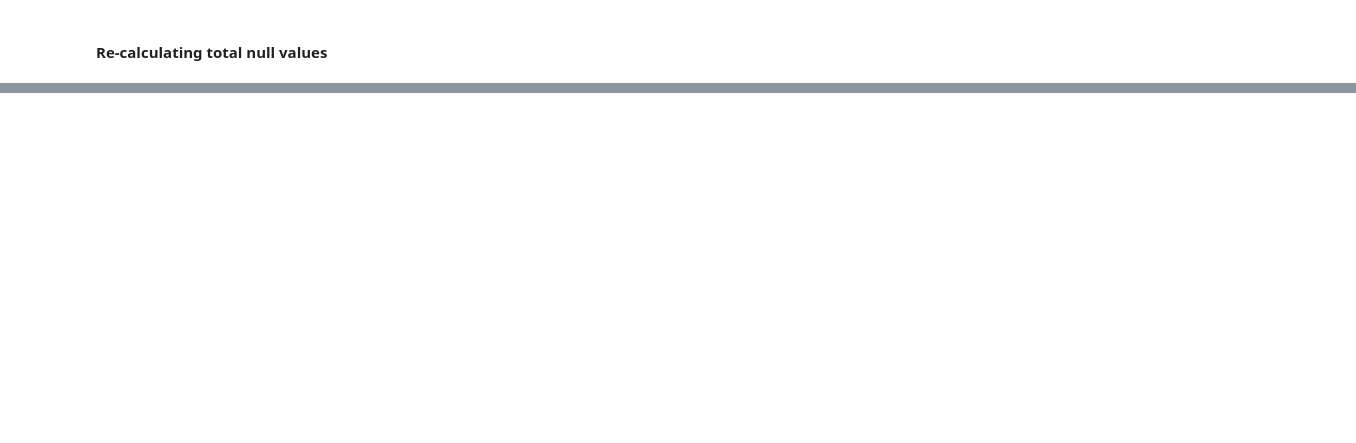
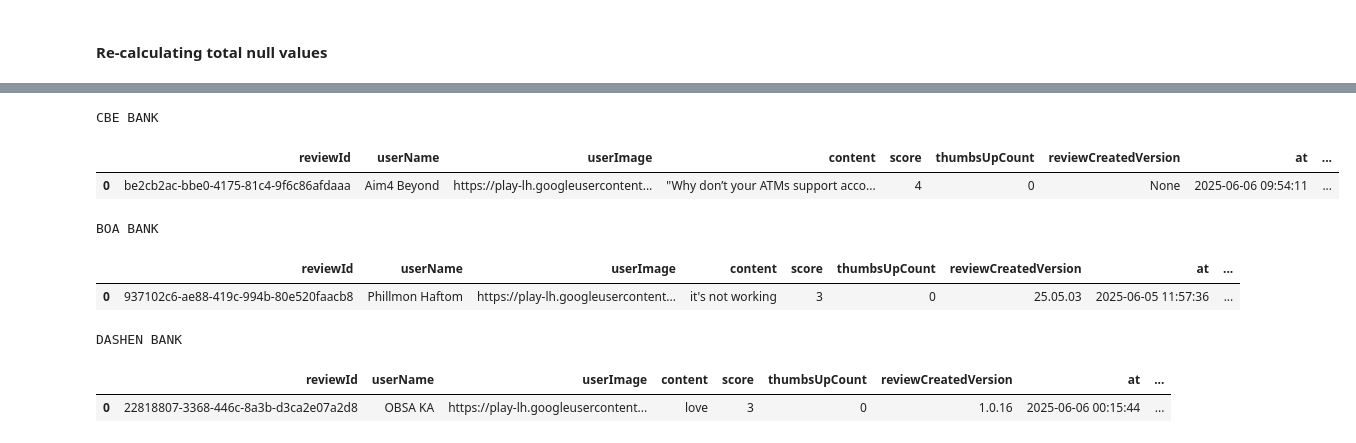
Before and after one commit to Reid-T-W/customer-experience-analytics-for-fintech-apps, a Jupyter notebook: notebooks/preprocess.ipynb, the cells around one changed output, grey strips where cells are left out. Saved outputs shown, nothing was run; the diff lists cells and outputs as text; code cells hidden in the pictures; blank space fills up the shorter version.

```diff
--- a/notebooks/preprocess.ipynb
+++ b/notebooks/preprocess.ipynb
@@ -158,6 +148,6 @@ if its less than 5%
 # %% [markdown]
 #### Dropping columns with high numer of missing values
 # %%
-df_cbe = df_cbe.drop(['replyContent', 'repliedAt', 'appVersion', 'reviewCreatedVersion'], axis=1)
-df_boa = df_boa.drop(['replyContent', 'repliedAt', 'appVersion', 'reviewCreatedVersion'], axis=1)
-df_dashen = df_dashen.drop(['replyContent', 'repliedAt', 'appVersion', 'reviewCreatedVersion'], axis=1)
+df_cbe = df_cbe.drop(['replyContent', 'repliedAt', 'appVersion'], axis=1)
+df_boa = df_boa.drop(['replyContent', 'repliedAt', 'appVersion'], axis=1)
+df_dashen = df_dashen.drop(['replyContent', 'repliedAt', 'appVersion'], axis=1)
@@ -191,0 +302,21 @@ DASHEN dataframe: Data Frame contain total null values of 21.88%
+# %%
+print("CBE BANK")
+df_cbe.head(1)
+# %% [output]
+CBE BANK
+|  | reviewId | userName | userImage | content | score | thumbsUpCount | reviewCreatedVersion | at | ... |
+| 0 | be2cb2ac-bbe0-4175-81c4-9f6c86afdaaa | Aim4 Beyond | https://play-lh.googleusercontent... | "Why don’t your ATMs support acco... | 4 | 0 | None | 2025-06-06 09:54:11 | ... |
+# %%
+print("BOA BANK")
+df_boa.head(1)
+# %% [output]
+BOA BANK
+|  | reviewId | userName | userImage | content | score | thumbsUpCount | reviewCreatedVersion | at | ... |
+| 0 | 937102c6-ae88-419c-994b-80e520faacb8 | Phillmon Haftom | https://play-lh.googleusercontent... | it's not working | 3 | 0 | 25.05.03 | 2025-06-05 11:57:36 | ... |
+# %%
+print("DASHEN BANK")
+df_dashen.head(1)
+# %% [output]
+DASHEN BANK
+|  | reviewId | userName | userImage | content | score | thumbsUpCount | reviewCreatedVersion | at | ... |
+| 0 | 22818807-3368-446c-8a3b-d3ca2e07a2d8 | OBSA KA | https://play-lh.googleusercontent... | love | 3 | 0 | 1.0.16 | 2025-06-06 00:15:44 | ... |
```
Also changed, not shown: parts of 10 cells of this notebook.
